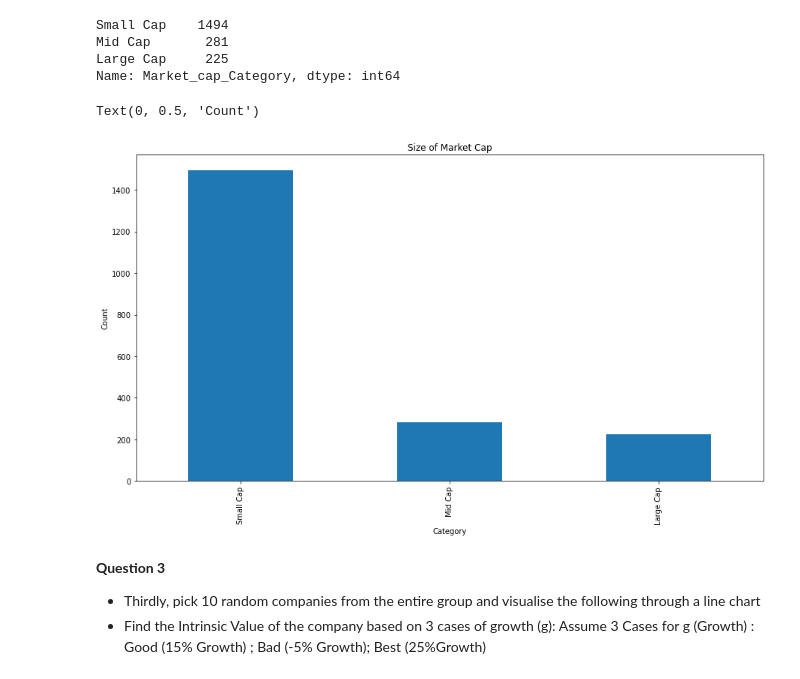
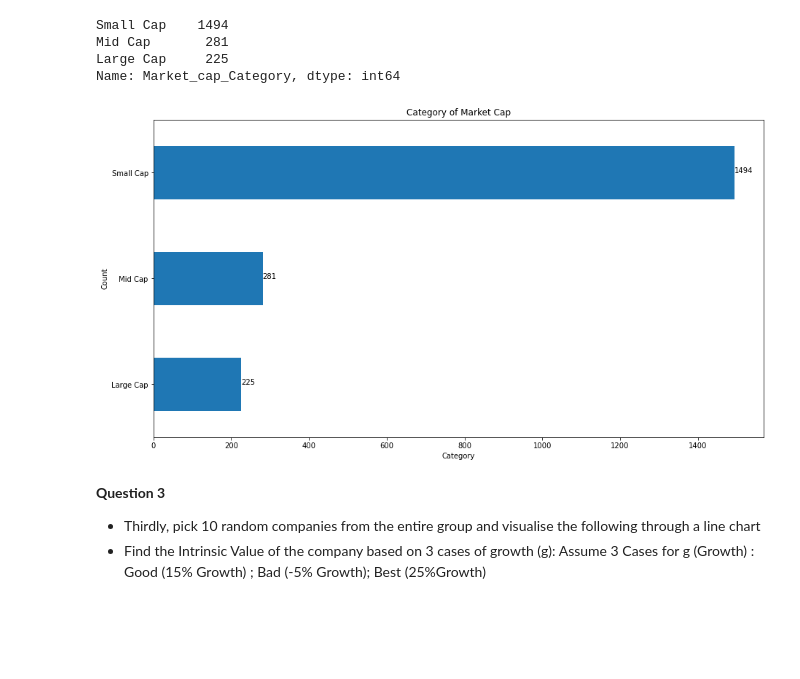
Before and after one commit to vrajnena/Feature_Engineering, a Jupyter notebook: Practice/Task.ipynb, the cells around one changed output. Cells and saved outputs as stored; diff of their text form; code cells hidden in the pictures; blank space fills up the shorter version.

```diff
--- a/Practice/Task.ipynb
+++ b/Practice/Task.ipynb
@@ -107,13 +113,14 @@ Mid Cap       281
 Large Cap     225
 Name: Market_cap_Category, dtype: int64
 # %%
-data_2["Market_cap_Category"].value_counts().plot(kind='bar',figsize=(15,8))
-plt.title('Size of Market Cap')
+data_2["Market_cap_Category"].value_counts().plot(kind='barh',figsize=(15,8)).invert_yaxis()
+plt.title('Category of Market Cap')
 plt.xlabel("Category")
 plt.ylabel('Count')
+for index ,value in enumerate(data_2['Market_cap_Category'].value_counts()):
+    plt.text(value, index,str(value))
 # %% [output]
-Text(0, 0.5, 'Count')
-[figure, old version]
+[figure, new version]
 # %% [markdown]
 **Question 3**
 - Thirdly, pick 10 random companies from the entire group and visualise the following
```
Also changed, not shown: parts of 18 cells of this notebook, 1 other file.
